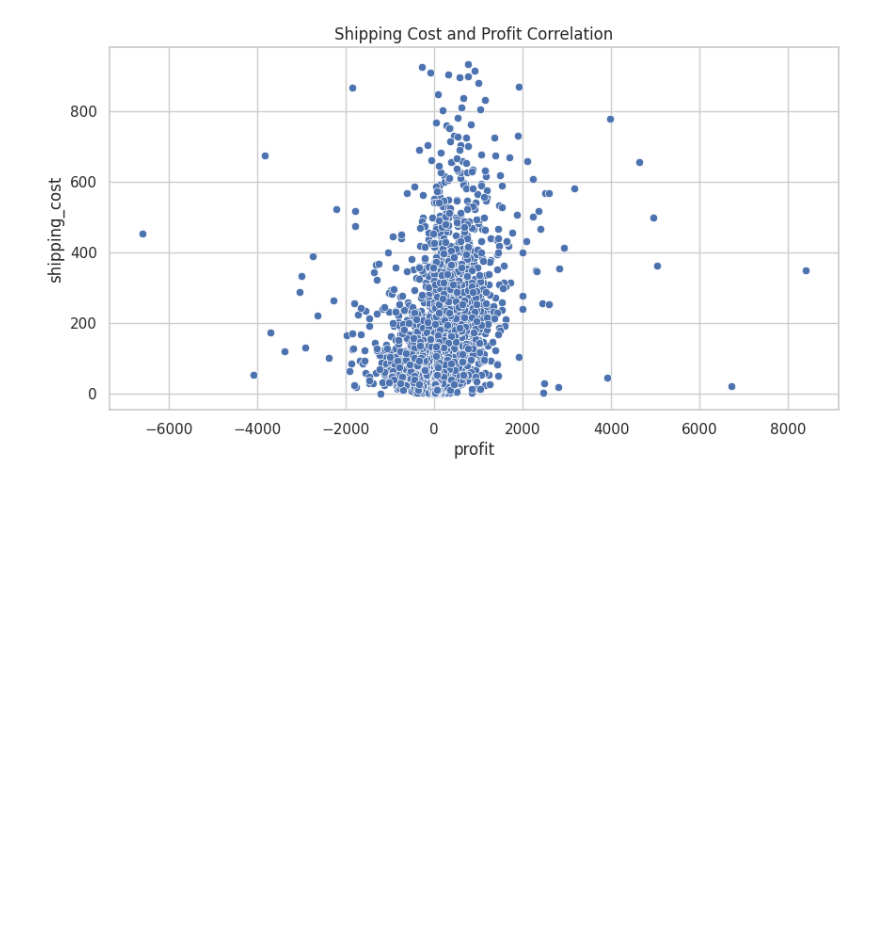
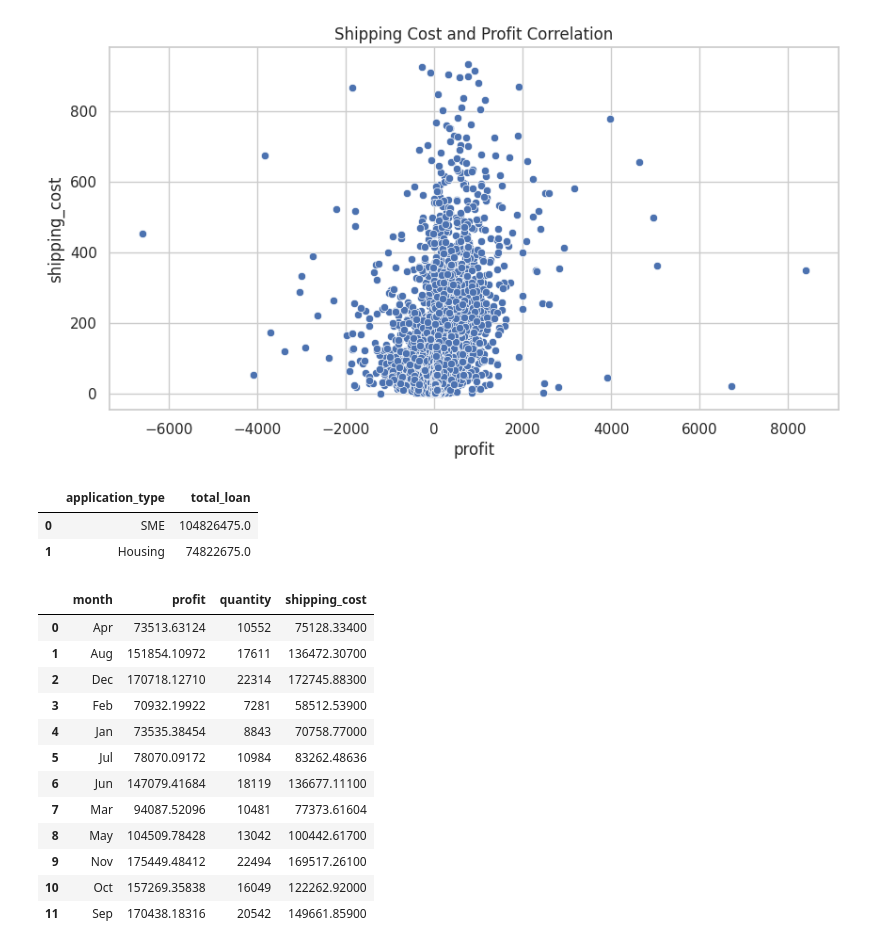
Before and after one commit to nwaruv/Projects, a Jupyter notebook: Global superstore analysis.ipynb, the cells around one changed output. Cells and saved outputs as stored; diff of their text form; code cells hidden in the pictures; blank space fills up the shorter version.

```diff
--- a/Global superstore analysis.ipynb
+++ b/Global superstore analysis.ipynb
@@ -498,3 +494,34 @@ plt.title('Shipping Cost and Profit Correlation')
 plt.show()
 # %% [output]
 [figure]
+# %%
+df_4 = _dntk.execute_sql(
+  'SELECT application_type,\n SUM(loan_amnt) AS total_loan\nFROM df_3\nGROUP BY application_type;',
+  'SQL_DEEPNOTE_DATAFRAME_SQL',
+  audit_sql_comment='',
+  sql_cache_mode='cache_disabled'
+)
+df_4
+# %% [output]
+|  | application_type | total_loan |
+| 0 | SME | 104826475.0 |
+| 1 | Housing | 74822675.0 |
+# %%
+heatdata = data.groupby('month')[['profit',
+       'quantity',  'shipping_cost']].sum().reset_index()
+# %%
+heatdata
+# %% [output]
+|  | month | profit | quantity | shipping_cost |
+| 0 | Apr | 73513.63124 | 10552 | 75128.33400 |
+| 1 | Aug | 151854.10972 | 17611 | 136472.30700 |
+| 2 | Dec | 170718.12710 | 22314 | 172745.88300 |
+| 3 | Feb | 70932.19922 | 7281 | 58512.53900 |
+| 4 | Jan | 73535.38454 | 8843 | 70758.77000 |
+| 5 | Jul | 78070.09172 | 10984 | 83262.48636 |
+| 6 | Jun | 147079.41684 | 18119 | 136677.11100 |
+| 7 | Mar | 94087.52096 | 10481 | 77373.61604 |
+| 8 | May | 104509.78428 | 13042 | 100442.61700 |
+| 9 | Nov | 175449.48412 | 22494 | 169517.26100 |
+| 10 | Oct | 157269.35838 | 16049 | 122262.92000 |
+| 11 | Sep | 170438.18316 | 20542 | 149661.85900 |
```
Also changed, not shown: parts of 5 cells of this notebook.
